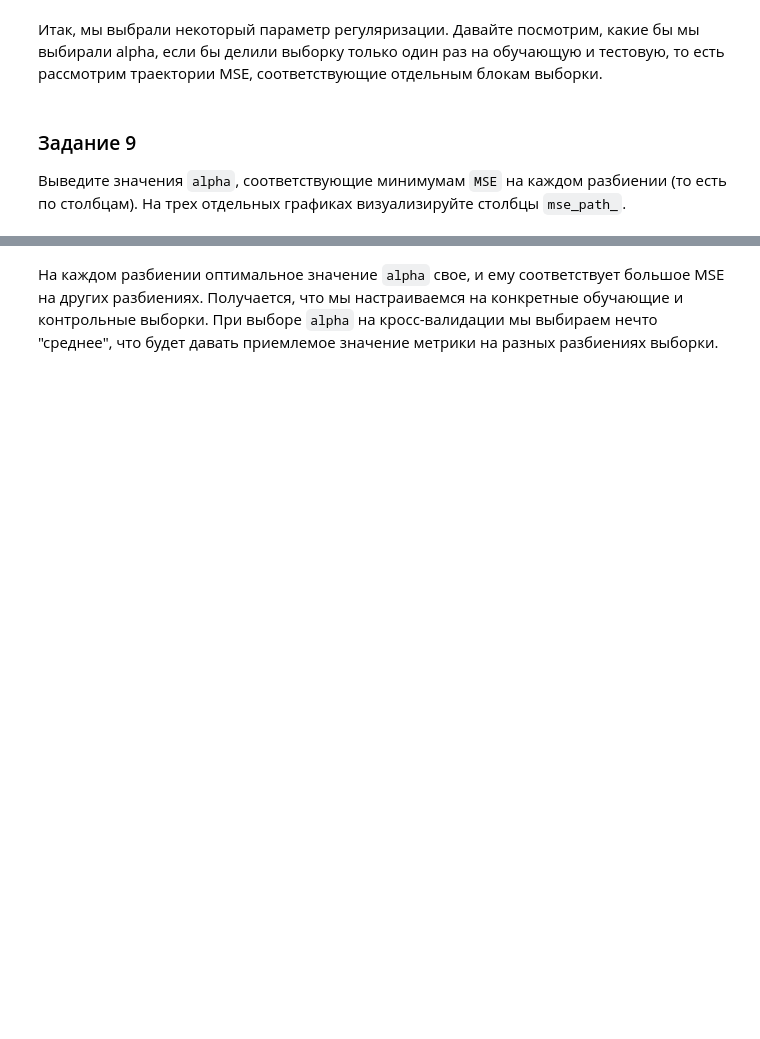
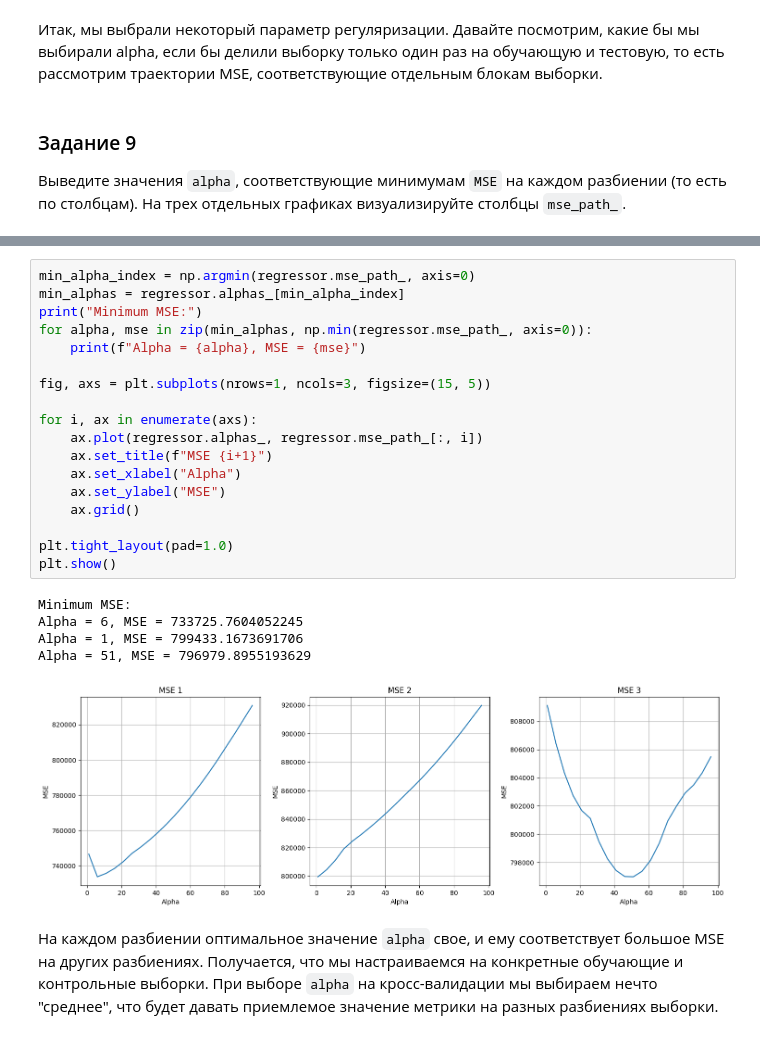
Before and after one commit to Kostiantyn-Liapkalo/linear_model_retraining, a Jupyter notebook: hw_4.ipynb, the cells around one changed output, grey strips where cells are left out. Saved outputs shown, nothing was run; the diff lists cells and outputs as text; blank space fills up the shorter version.

```diff
--- a/hw_4.ipynb
+++ b/hw_4.ipynb
@@ -387,3 +391,27 @@ Alpha = 1, MSE = 745668.605961
+# %%
+min_alpha_index = np.argmin(regressor.mse_path_, axis=0)
+min_alphas = regressor.alphas_[min_alpha_index]
+print("Minimum MSE:")
+for alpha, mse in zip(min_alphas, np.min(regressor.mse_path_, axis=0)):
+    print(f"Alpha = {alpha}, MSE = {mse}")
+
+fig, axs = plt.subplots(nrows=1, ncols=3, figsize=(15, 5))
+
+for i, ax in enumerate(axs):
+    ax.plot(regressor.alphas_, regressor.mse_path_[:, i])
+    ax.set_title(f"MSE {i+1}")
+    ax.set_xlabel("Alpha")
+    ax.set_ylabel("MSE")
+    ax.grid()
+
+plt.tight_layout(pad=1.0)
+plt.show()
+# %% [output]
+Minimum MSE:
+Alpha = 6, MSE = 733725.7604052245
+Alpha = 1, MSE = 799433.1673691706
+Alpha = 51, MSE = 796979.8955193629
+[figure, added]
 # %% [markdown]
 На каждом разбиении оптимальное значение `alpha` свое, и ему соответствует большое MSE на других разбиениях. Получается, что мы настраиваемся на конкретные обучающие и контрольные выборки. При выборе `alpha` на кросс-валидации мы выбираем нечто "среднее", что будет давать приемлемое значение метрики на разных разбиениях выборки.
 # %% [markdown]
```
Also changed, not shown: parts of 10 cells of this notebook.
